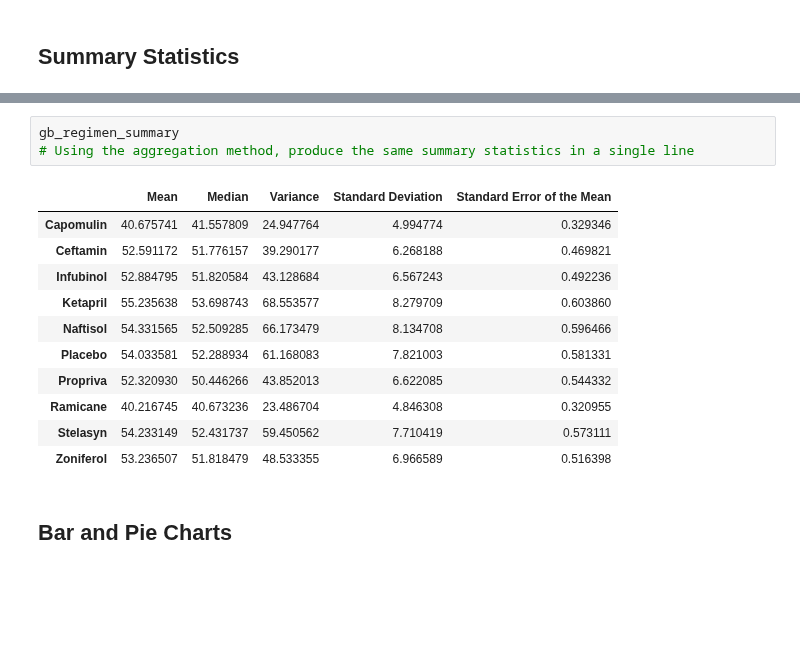
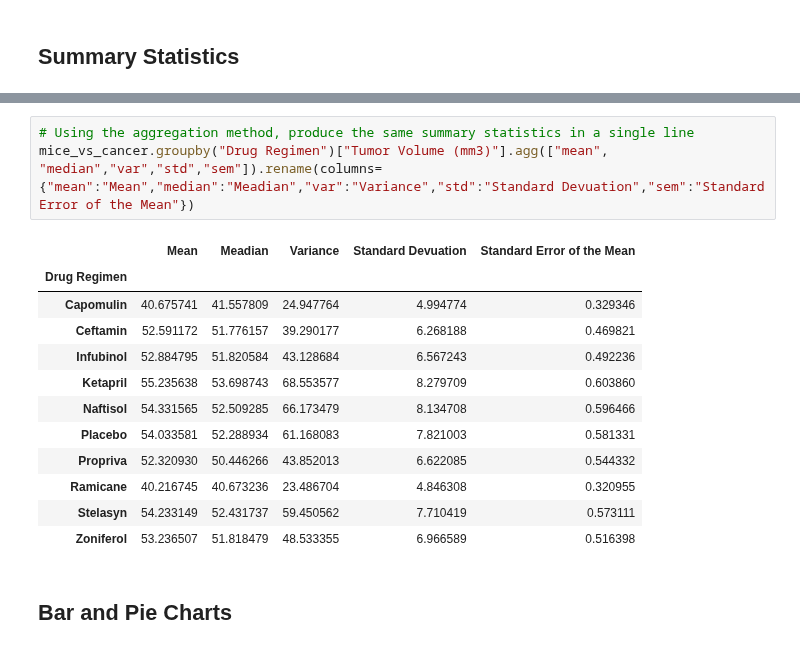
Before and after one commit to jimbleslilley/matplotlib-challenge, a Jupyter notebook: pymaceuticals_JL.ipynb, the cells around one changed output, grey strips where cells are left out. Drawn from its saved outputs; the diff is of its cells as text; blank space fills up the shorter version.

```diff
--- a/pymaceuticals_JL.ipynb
+++ b/pymaceuticals_JL.ipynb
@@ -174,18 +173,19 @@ regimen_summary
-# %%
-gb_regimen_summary
-# Using the aggregation method, produce the same summary statistics in a single line
-# %% [output]
-|  | Mean | Median | Variance | Standard Deviation | Standard Error of the Mean |
-| Capomulin | 40.675741 | 41.557809 | 24.947764 | 4.994774 | 0.329346 |
-| Ceftamin | 52.591172 | 51.776157 | 39.290177 | 6.268188 | 0.469821 |
-| Infubinol | 52.884795 | 51.820584 | 43.128684 | 6.567243 | 0.492236 |
-| Ketapril | 55.235638 | 53.698743 | 68.553577 | 8.279709 | 0.603860 |
-| Naftisol | 54.331565 | 52.509285 | 66.173479 | 8.134708 | 0.596466 |
-| Placebo | 54.033581 | 52.288934 | 61.168083 | 7.821003 | 0.581331 |
-| Propriva | 52.320930 | 50.446266 | 43.852013 | 6.622085 | 0.544332 |
-| Ramicane | 40.216745 | 40.673236 | 23.486704 | 4.846308 | 0.320955 |
-| Stelasyn | 54.233149 | 52.431737 | 59.450562 | 7.710419 | 0.573111 |
-| Zoniferol | 53.236507 | 51.818479 | 48.533355 | 6.966589 | 0.516398 |
+# %%
+# Using the aggregation method, produce the same summary statistics in a single line
+mice_vs_cancer.groupby("Drug Regimen")["Tumor Volume (mm3)"].agg(["mean", "median","var","std","sem"]).rename(columns={"mean":"Mean","median":"Meadian","var":"Variance","std":"Standard Devuation","sem":"Standard Error of the Mean"})
+# %% [output]
+|  | Mean | Meadian | Variance | Standard Devuation | Standard Error of the Mean |
+| Drug Regimen |  |  |  |  |  |
+| Capomulin | 40.675741 | 41.557809 | 24.947764 | 4.994774 | 0.329346 |
+| Ceftamin | 52.591172 | 51.776157 | 39.290177 | 6.268188 | 0.469821 |
+| Infubinol | 52.884795 | 51.820584 | 43.128684 | 6.567243 | 0.492236 |
+| Ketapril | 55.235638 | 53.698743 | 68.553577 | 8.279709 | 0.603860 |
+| Naftisol | 54.331565 | 52.509285 | 66.173479 | 8.134708 | 0.596466 |
+| Placebo | 54.033581 | 52.288934 | 61.168083 | 7.821003 | 0.581331 |
+| Propriva | 52.320930 | 50.446266 | 43.852013 | 6.622085 | 0.544332 |
+| Ramicane | 40.216745 | 40.673236 | 23.486704 | 4.846308 | 0.320955 |
+| Stelasyn | 54.233149 | 52.431737 | 59.450562 | 7.710419 | 0.573111 |
+| Zoniferol | 53.236507 | 51.818479 | 48.533355 | 6.966589 | 0.516398 |
 # %% [markdown]
 ## Bar and Pie Charts
 # %%
```
Also changed, not shown: parts of 4 cells of this notebook.
